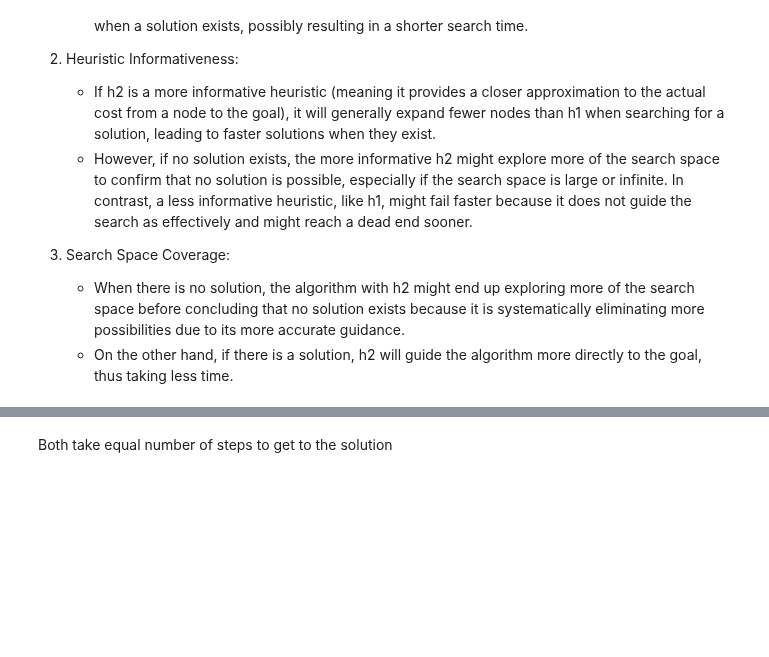
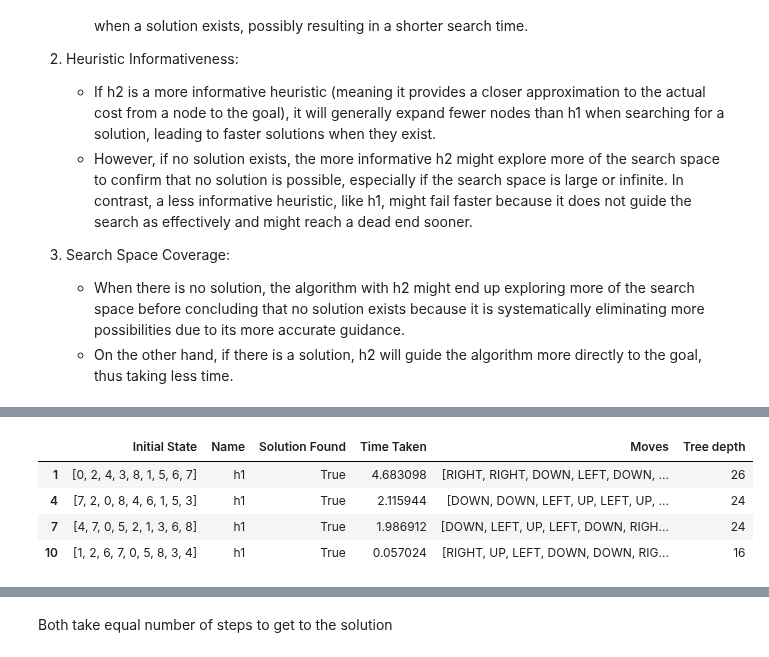
Before and after one commit to KuroInit/HDB-Resale-Price-Predict, a Jupyter notebook: lab8.ipynb, the cells around one changed output, grey strips where cells are left out. Saved outputs shown, nothing was run; the diff lists cells and outputs as text; code cells hidden in the pictures; blank space fills up the shorter version.

```diff
--- a/lab8.ipynb
+++ b/lab8.ipynb
@@ -552,3 +570,13 @@ plot_heuristics_by_depth(df_states)
+# %%
+df_h1 = df_states[df_states['Name'] == 'h1']
+
+df_h1
+# %% [output]
+|  | Initial State | Name | Solution Found | Time Taken | Moves | Tree depth |
+| 1 | [0, 2, 4, 3, 8, 1, 5, 6, 7] | h1 | True | 4.683098 | [RIGHT, RIGHT, DOWN, LEFT, DOWN, ... | 26 |
+| 4 | [7, 2, 0, 8, 4, 6, 1, 5, 3] | h1 | True | 2.115944 | [DOWN, DOWN, LEFT, UP, LEFT, UP, ... | 24 |
+| 7 | [4, 7, 0, 5, 2, 1, 3, 6, 8] | h1 | True | 1.986912 | [DOWN, LEFT, UP, LEFT, DOWN, RIGH... | 24 |
+| 10 | [1, 2, 6, 7, 0, 5, 8, 3, 4] | h1 | True | 0.057024 | [RIGHT, UP, LEFT, DOWN, DOWN, RIG... | 16 |
 # %%
 df_states
 # %% [output]
```
Also changed, not shown: parts of 5 cells of this notebook.
